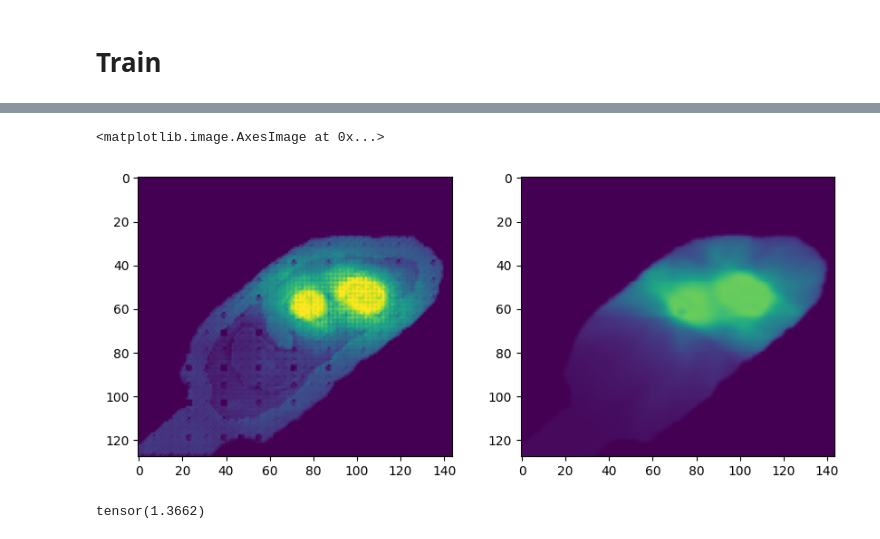
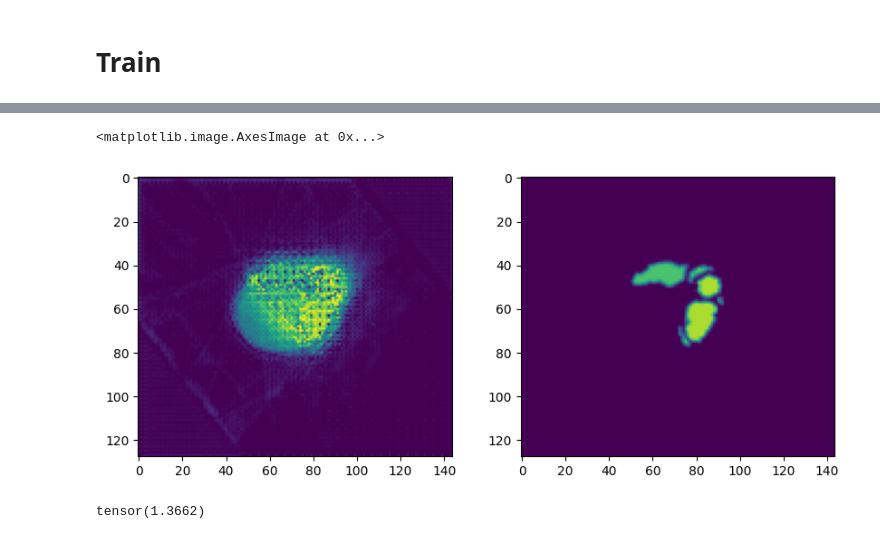
Before and after one commit to sunyu0410/gdp-hmm-model, a Jupyter notebook: GDP-train.ipynb, the cells around one changed output, grey strips where cells are left out. Cells and saved outputs as stored; diff of their text form; code cells hidden in the pictures.

```diff
--- a/GDP-train.ipynb
+++ b/GDP-train.ipynb
@@ -76,5 +156,5 @@ model = create_mednext_v1( num_input_channels = cfig['model_params']['num_input_
 # %%
 from sklearn.model_selection import train_test_split
 
-others, test_ids = train_test_split(range(len(dataset)), test_size=0.3, random_state=1234)
+others, test_ids = train_test_split(range(2728), test_size=0.3, random_state=1234)
 train_ids, val_ids = train_test_split(others, test_size=0.3, random_state=1234)
@@ -83,0 +161,11 @@ import numpy as np
+# %%
+batch_size = 4
+
+data_tr = ChallengeData('/workspace/data/train_data_dict', train_ids, size=100)
+loader_tr = DataLoader(data_tr, batch_size=batch_size, shuffle=False)
+
+data_vl = ChallengeData('/workspace/data/train_data_dict', val_ids, size=20)
+loader_vl = DataLoader(data_vl, batch_size=batch_size, shuffle=False)
+
+data_ts = ChallengeData('/workspace/data/train_data_dict', test_ids)
+loader_ts = DataLoader(data_ts, batch_size=batch_size, shuffle=False)
@@ -92,4 +188,18 @@ def cal_error(pred, gt, body):
     diff = gt - pred
     error = torch.sum(torch.abs(diff)[isodose_5Gy_mask > 0]) / torch.sum(isodose_ref_5Gy_mask)
     return error
+
+def custom_loss(outputs, y, body_mask, outbody_mask, ptv_mask, near_mask, _id):
+    if _id == 1:
+        loss = criterion(outputs, y)
+    if _id == 2:
+        loss = criterion(outputs[body_mask], y[body_mask])
+    if _id == 3:
+        loss = criterion(outputs[body_mask], y[body_mask]) + 5 * criterion(outputs[near_mask], y[near_mask])
+    if _id == 4:
+        loss = cal_error(outputs, y, body_mask) + criterion(outputs, y) + torch.max(outputs[outbody_mask])
+
+    return loss
+# %%
+loss_id = 2
 # %%
@@ -166,11 +238,11 @@ KeyboardInterrupt:
 # %%
 import matplotlib.pyplot as plt
 fig, ax = plt.subplots(1, 2, figsize=(10, 4))
-ax[0].imshow(outputs[0,0,40].detach().cpu(), vmin=0, vmax=8)
-ax[1].imshow(data_dict['label'][0,0,40], vmin=0, vmax=8)
+ax[0].imshow(outputs[0,0,35].detach().cpu(), vmin=0, vmax=8)
+ax[1].imshow(x.cpu()[0,0,35], vmin=0, vmax=8)
 # %% [output]
 <matplotlib.image.AxesImage at 0x...>
-[figure, old version]
+[figure, new version]
 # %%
 ref_dose = data_dict['label'].cpu().numpy()
 prediction = outputs.detach().cpu().numpy()
```
Also changed, not shown: parts of 21 cells of this notebook, 3 other files.
